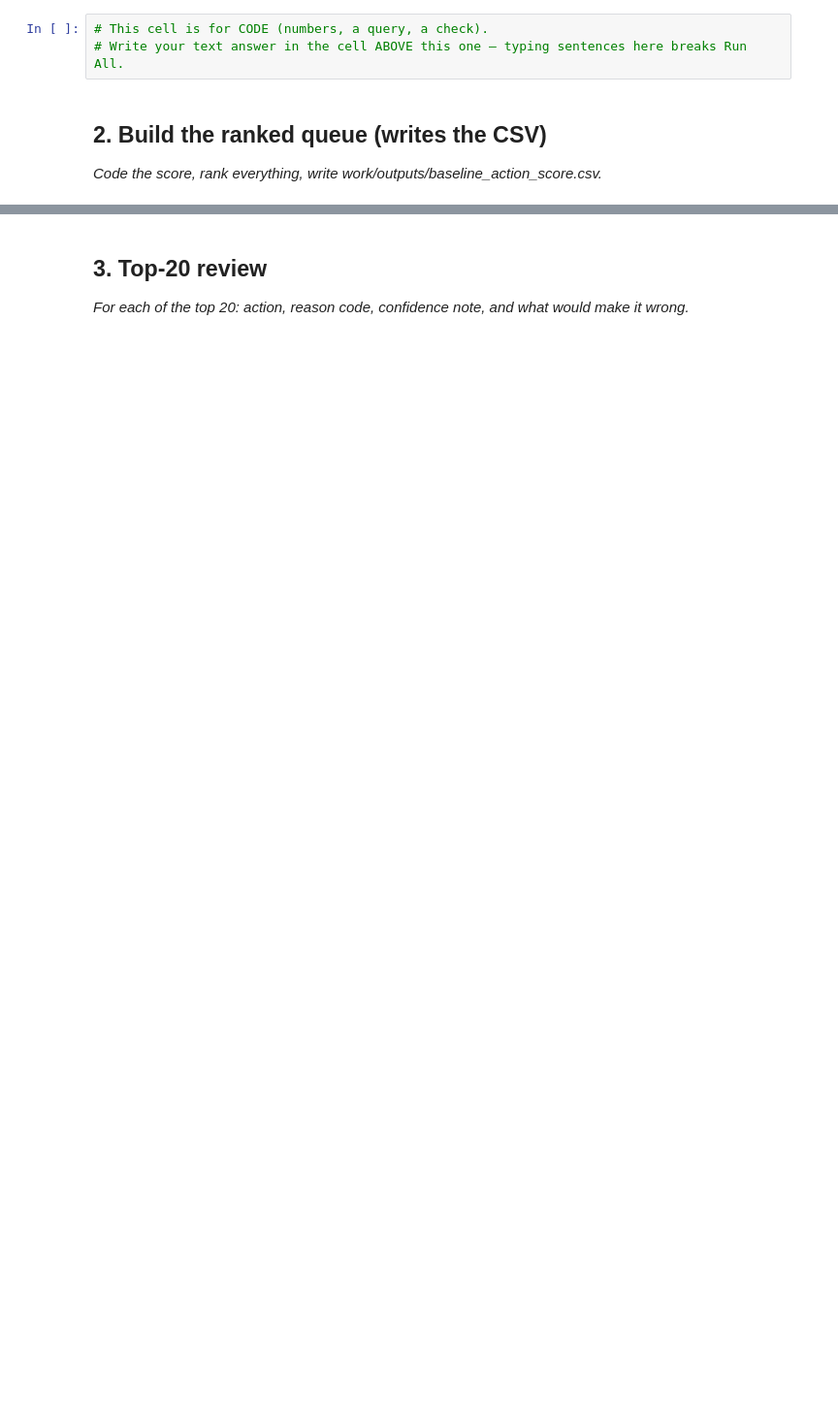
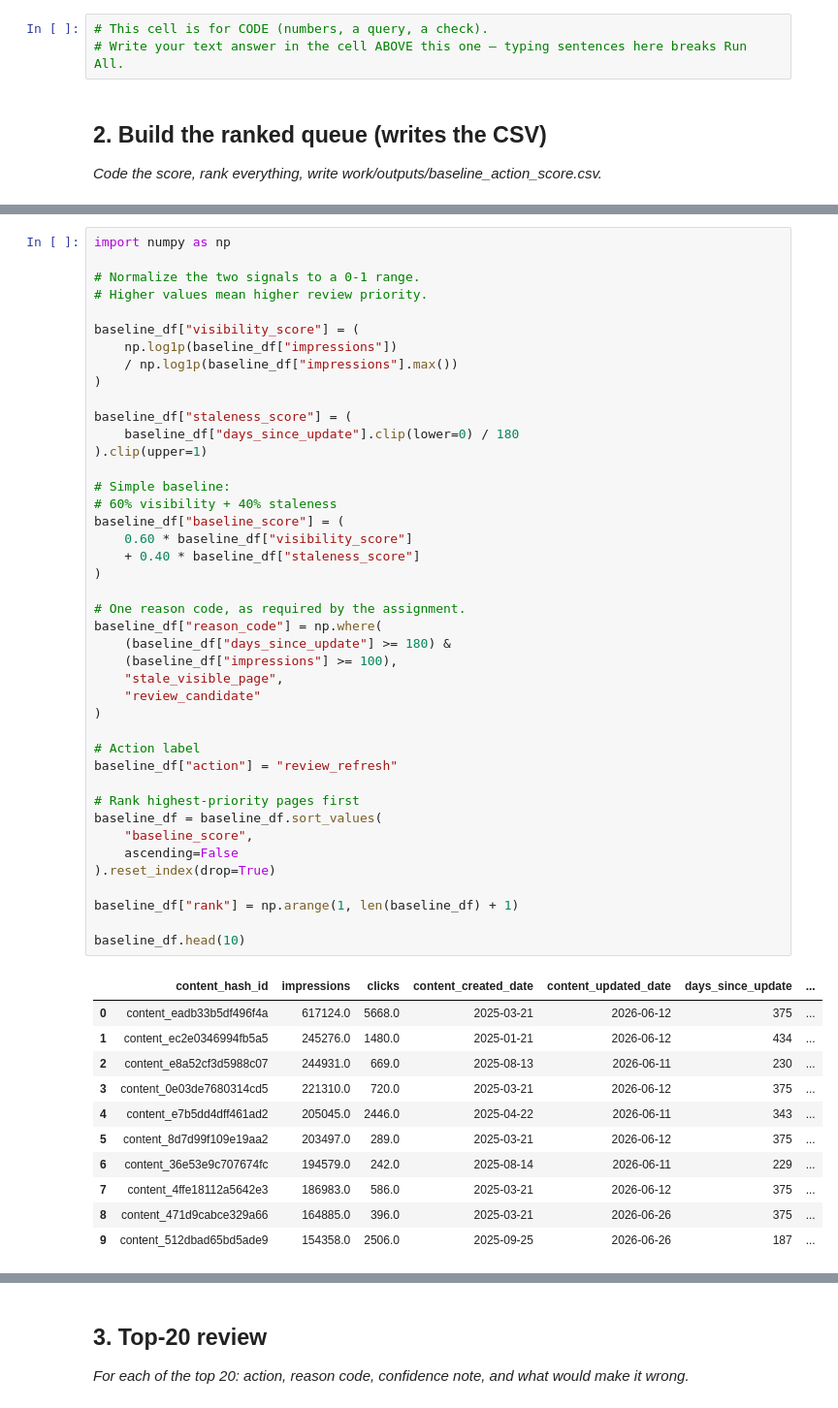
Before and after one commit to abd481/FlyRank-ML-Internship, a Jupyter notebook: work/notebooks/w04_baseline_score.ipynb, the cells around one changed output, grey strips where cells are left out. Shown at 97% size. Drawn from its saved outputs; the diff is of its cells as text; blank space fills up the shorter version.

```diff
--- a/work/notebooks/w04_baseline_score.ipynb
+++ b/work/notebooks/w04_baseline_score.ipynb
@@ -22,0 +130,54 @@ This skeleton is yours to fill. Work the sections **in order** — each one has
+# %%
+import numpy as np
+
+# Normalize the two signals to a 0-1 range.
+# Higher values mean higher review priority.
+
+baseline_df["visibility_score"] = (
+    np.log1p(baseline_df["impressions"])
+    / np.log1p(baseline_df["impressions"].max())
+)
+
+baseline_df["staleness_score"] = (
+    baseline_df["days_since_update"].clip(lower=0) / 180
+).clip(upper=1)
+
+# Simple baseline:
+# 60% visibility + 40% staleness
+baseline_df["baseline_score"] = (
+    0.60 * baseline_df["visibility_score"]
+    + 0.40 * baseline_df["staleness_score"]
+)
+
+# One reason code, as required by the assignment.
+baseline_df["reason_code"] = np.where(
+    (baseline_df["days_since_update"] >= 180) &
+    (baseline_df["impressions"] >= 100),
+    "stale_visible_page",
+    "review_candidate"
+)
+
+# Action label
+baseline_df["action"] = "review_refresh"
+
+# Rank highest-priority pages first
+baseline_df = baseline_df.sort_values(
+    "baseline_score",
+    ascending=False
+).reset_index(drop=True)
+
+baseline_df["rank"] = np.arange(1, len(baseline_df) + 1)
+
+baseline_df.head(10)
+# %% [output]
+|  | content_hash_id | impressions | clicks | content_created_date | content_updated_date | days_since_update | ... |
+| 0 | content_eadb33b5df496f4a | 617124.0 | 5668.0 | 2025-03-21 | 2026-06-12 | 375 | ... |
+| 1 | content_ec2e0346994fb5a5 | 245276.0 | 1480.0 | 2025-01-21 | 2026-06-12 | 434 | ... |
+| 2 | content_e8a52cf3d5988c07 | 244931.0 | 669.0 | 2025-08-13 | 2026-06-11 | 230 | ... |
+| 3 | content_0e03de7680314cd5 | 221310.0 | 720.0 | 2025-03-21 | 2026-06-12 | 375 | ... |
+| 4 | content_e7b5dd4dff461ad2 | 205045.0 | 2446.0 | 2025-04-22 | 2026-06-11 | 343 | ... |
+| 5 | content_8d7d99f109e19aa2 | 203497.0 | 289.0 | 2025-03-21 | 2026-06-12 | 375 | ... |
+| 6 | content_36e53e9c707674fc | 194579.0 | 242.0 | 2025-08-14 | 2026-06-11 | 229 | ... |
+| 7 | content_4ffe18112a5642e3 | 186983.0 | 586.0 | 2025-03-21 | 2026-06-12 | 375 | ... |
+| 8 | content_471d9cabce329a66 | 164885.0 | 396.0 | 2025-03-21 | 2026-06-26 | 375 | ... |
+| 9 | content_512dbad65bd5ade9 | 154358.0 | 2506.0 | 2025-09-25 | 2026-06-26 | 187 | ... |
```
Also changed, not shown: parts of 14 cells of this notebook.
